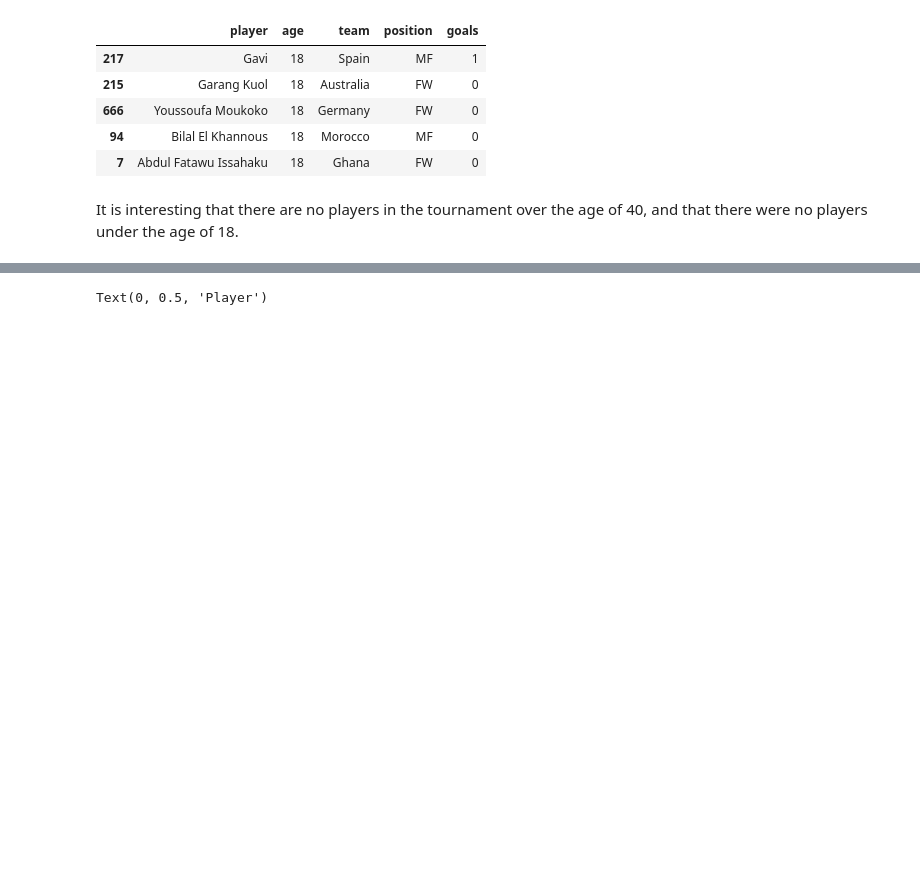
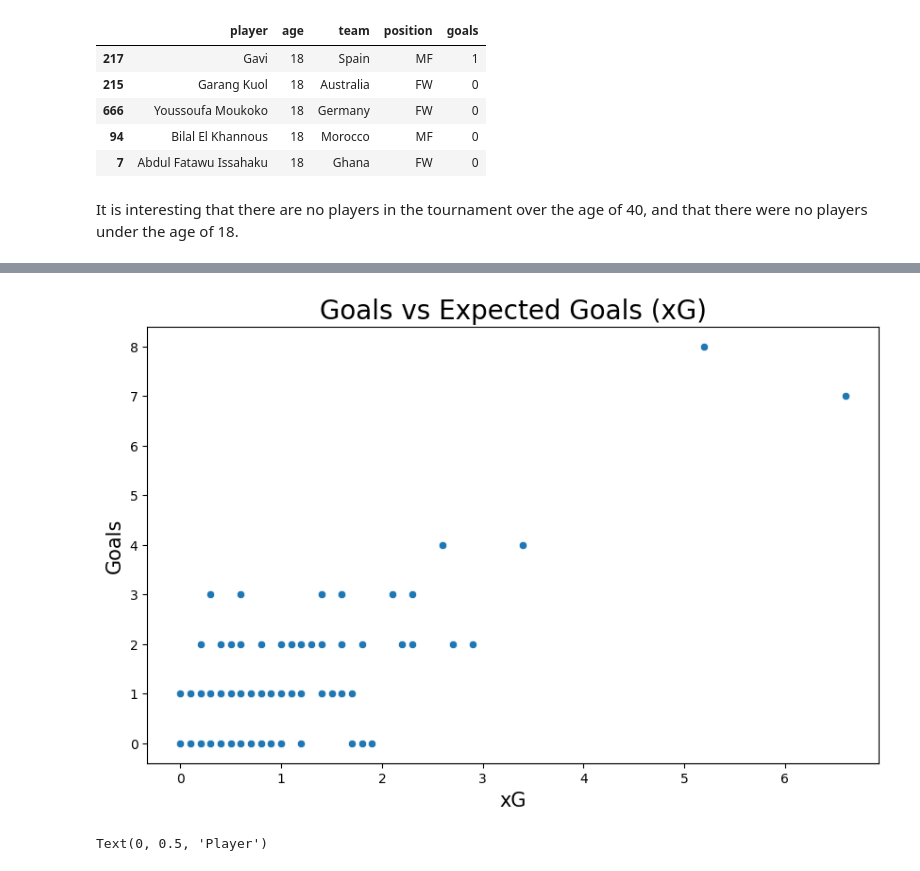
Before and after one commit to ccvale/2022-Qatar-World-Cup-Analysis, a Jupyter notebook: worldcup.ipynb, the cells around one changed output, grey strips where cells are left out. Saved outputs shown, nothing was run; the diff lists cells and outputs as text; code cells hidden in the pictures; blank space fills up the shorter version.

```diff
--- a/worldcup.ipynb
+++ b/worldcup.ipynb
@@ -495,3 +505,13 @@ It is interesting that there are no players in the tournament over the age of 40
+# %%
+# scatter goals vs xg
+plt.figure(figsize=(10, 6))
+sns.scatterplot(x='xg', y='goals', data=players, palette='Set1')
+plt.title('Goals vs Expected Goals (xG)', fontsize=20)
+plt.xlabel('xG', fontsize=15)
+plt.ylabel('Goals', fontsize=15)
+plt.show()
+# %% [output]
+[figure, added]
 # %%
 plt.figure(figsize=(10, 6))
 sns.barplot(x='goals', y='player', data=players[players['age'] <= 21].sort_values('goals', ascending=False).head(5), palette='Set2')
```
Also changed, not shown: parts of 2 cells of this notebook, 1 other file.
